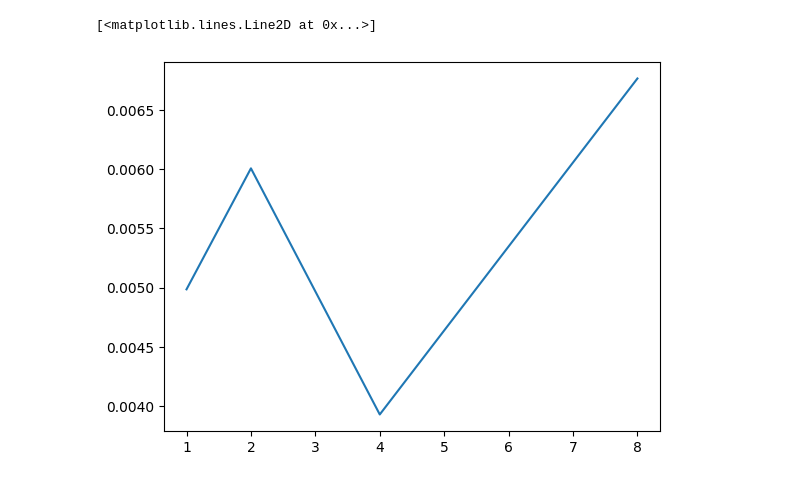
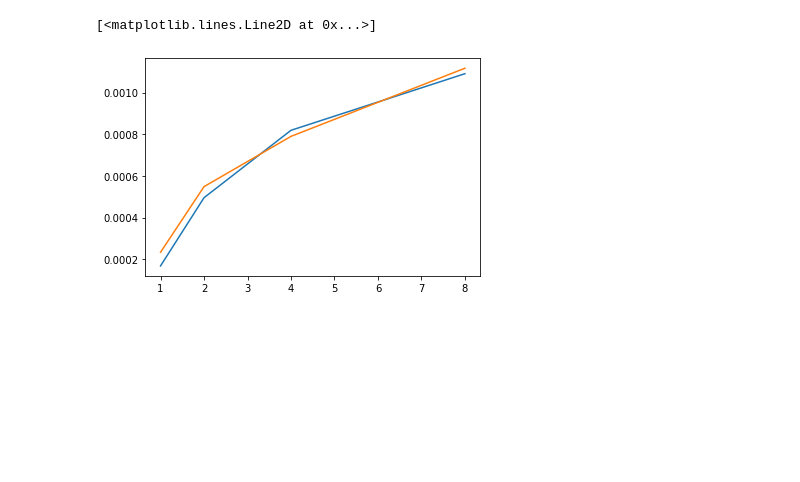
Before and after one commit to IDEALLab/Least_Volume_ICLR2024, a Jupyter notebook: notebook/reconstruction.ipynb, the cells around one changed output. Cells and saved outputs as stored; diff of their text form; code cells hidden in the pictures; blank space fills up the shorter version.

```diff
--- a/notebook/reconstruction.ipynb
+++ b/notebook/reconstruction.ipynb
@@ -12,27 +12,30 @@ from math import sqrt
 # %%
 ll = [1, 2, 4, 8, 16, 32][:4]
 dd = [2, 4, 8, 16, 32]
-ii = range(3)
+ii = range(4)
 ww = [[32]*4, [64]*4, [128]*4, [256]*4, [512]*4, [1024]*4][:4]
 
 recs = torch.zeros(len(ll), len(dd), len(ii))
 mses = torch.zeros(len(ll), len(dd), len(ii))
+scls = torch.zeros(len(ll), len(dd), len(ii))
 
 for o, (l, width) in enumerate(zip(ll, ww)):
     for p, d in enumerate(dd):
-        rec = []; mse = []
+        rec = []; mse = []; scl = []
         for i in ii:
             dataset = read_dataset(l, d*l, i)[:]
-            scale = dataset.std()
+            # scl.append(dataset.std())
+            scl.append(dataset.std(0).norm(2) / (d*l))
             configs = generate_configs(d*l, width, 'non')
 
             ae = VolumeAE(configs, MLP, SNMLP, Adam)
-            ae.load('../saves/toy/{}-man/{}-amb/#{}/0e+00/non20000.tar'.format(l, l*d, i))
+            ae.load('../saves/toy_new/{}-man/{}-amb/#{}/0e+00/non10000.tar'.format(l, l*d, i))
             ae.eval()
 
-            _rec = l2_loss(ae.decode(ae.encode(dataset)), dataset) / sqrt(d*l) / scale
-            _mse = mse_loss(ae.decode(ae.encode(dataset)), dataset) / (scale ** 2)
+            _rec = l2_loss(ae.decode(ae.encode(dataset)), dataset) / sqrt(d*l) #/ scale
+            _mse = mse_loss(ae.decode(ae.encode(dataset)), dataset) #/ (scale ** 2)
             rec.append(_rec); mse.append(_mse)
 
         recs[o,p] = torch.as_tensor(rec)
         mses[o,p] = torch.as_tensor(mse)
+        scls[o,p] = torch.as_tensor(scl)
@@ -49,8 +54,9 @@ plt.show()
 # %%
+plt.plot(ll, recs.flatten(1).median(-1)[0])
 plt.plot(ll, recs.flatten(1).mean(-1))
 # %% [output]
 [<matplotlib.lines.Line2D at 0x...>]
-[figure, old version]
+[figure, new version]
 # %%
 for rec in recs:
     for d, re in zip(dd, rec):
```
Also changed, not shown: parts of 11 cells of this notebook, 1 other file.
